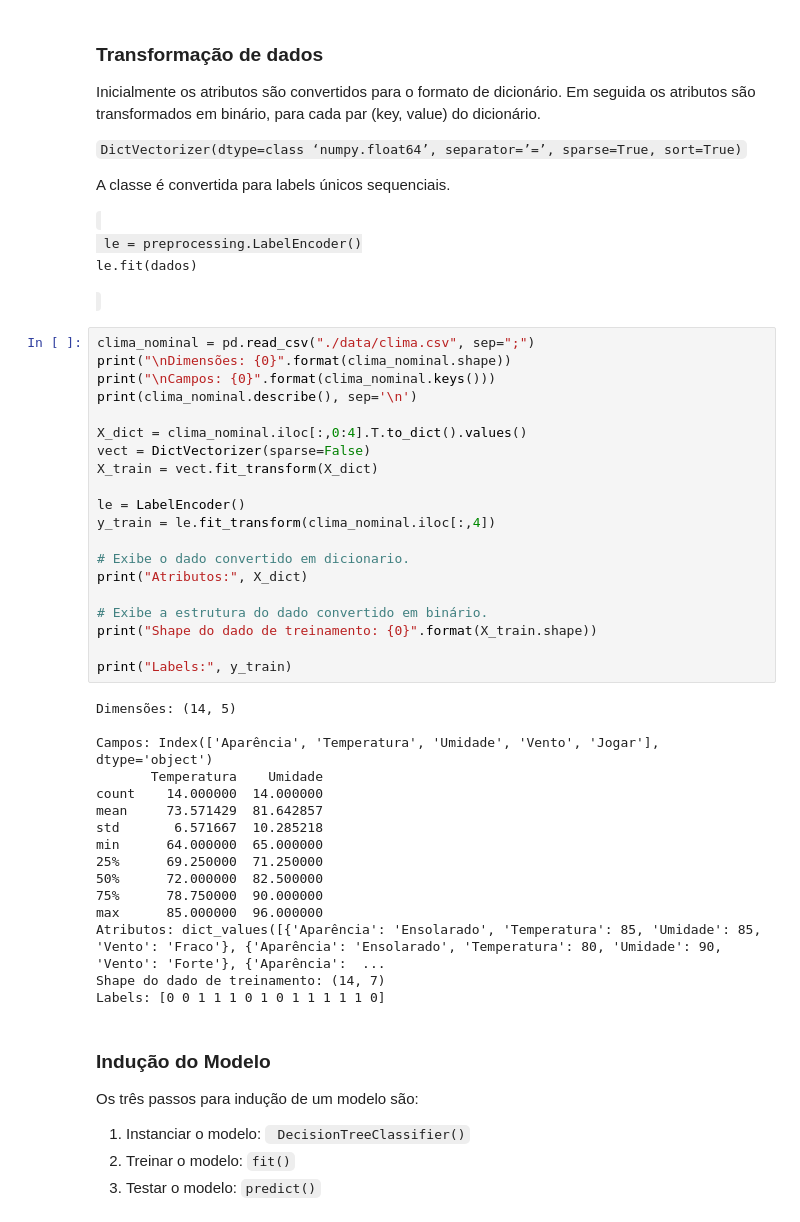
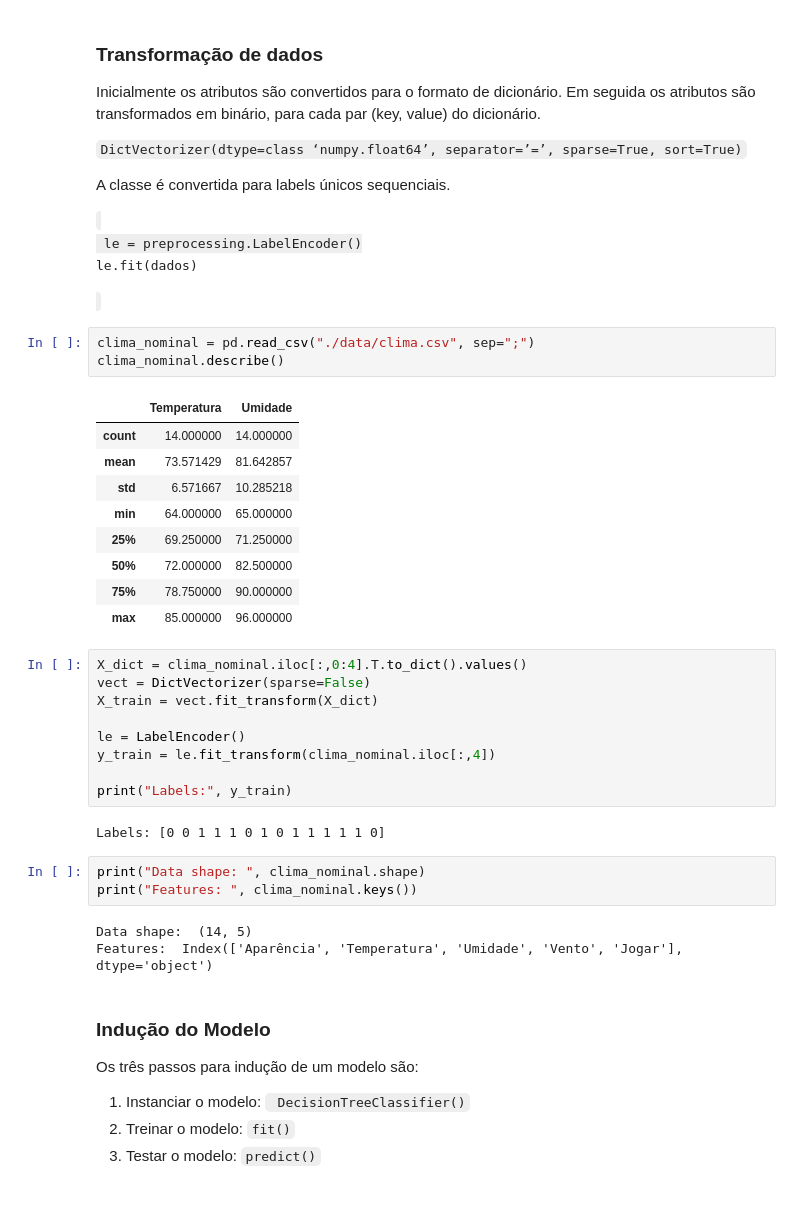
Before and after one commit to aggioxx/pg-ml, a Jupyter notebook: Arvore_de_decisao_clima.ipynb, the cells around one changed output. Saved outputs shown, nothing was run; the diff lists cells and outputs as text.

```diff
--- a/Arvore_de_decisao_clima.ipynb
+++ b/Arvore_de_decisao_clima.ipynb
@@ -75,12 +75,20 @@ A classe é convertida para labels únicos sequenciais.
 
  le.fit(dados)
 </code>
+# %%
+clima_nominal = pd.read_csv("./data/clima.csv", sep=";")
+clima_nominal.describe()
+# %% [output]
+|  | Temperatura | Umidade |
+| count | 14.000000 | 14.000000 |
+| mean | 73.571429 | 81.642857 |
+| std | 6.571667 | 10.285218 |
+| min | 64.000000 | 65.000000 |
+| 25% | 69.250000 | 71.250000 |
+| 50% | 72.000000 | 82.500000 |
+| 75% | 78.750000 | 90.000000 |
+| max | 85.000000 | 96.000000 |
 # %%
-clima_nominal = pd.read_csv("./data/clima.csv", sep=";")
-print("\nDimensões: {0}".format(clima_nominal.shape))
-print("\nCampos: {0}".format(clima_nominal.keys()))
-print(clima_nominal.describe(), sep='\n')
-
 X_dict = clima_nominal.iloc[:,0:4].T.to_dict().values()
 vect = DictVectorizer(sparse=False)
 X_train = vect.fit_transform(X_dict)
@@ -88,29 +96,15 @@ X_train = vect.fit_transform(X_dict)
 le = LabelEncoder()
 y_train = le.fit_transform(clima_nominal.iloc[:,4])
 
-# Exibe o dado convertido em dicionario.
-print("Atributos:", X_dict)
-
-# Exibe a estrutura do dado convertido em binário.
-print("Shape do dado de treinamento: {0}".format(X_train.shape))
-
 print("Labels:", y_train)
 # %% [output]
-Dimensões: (14, 5)
-
-Campos: Index(['Aparência', 'Temperatura', 'Umidade', 'Vento', 'Jogar'], dtype='object')
-       Temperatura    Umidade
-count    14.000000  14.000000
-mean     73.571429  81.642857
-std       6.571667  10.285218
-min      64.000000  65.000000
-25%      69.250000  71.250000
-50%      72.000000  82.500000
-75%      78.750000  90.000000
-max      85.000000  96.000000
-Atributos: dict_values([{'Aparência': 'Ensolarado', 'Temperatura': 85, 'Umidade': 85, 'Vento': 'Fraco'}, {'Aparência': 'Ensolarado', 'Temperatura': 80, 'Umidade': 90, 'Vento': 'Forte'}, {'Aparência':  ...
-Shape do dado de treinamento: (14, 7)
 Labels: [0 0 1 1 1 0 1 0 1 1 1 1 1 0]
+# %%
+print("Data shape: ", clima_nominal.shape)
+print("Features: ", clima_nominal.keys())
+# %% [output]
+Data shape:  (14, 5)
+Features:  Index(['Aparência', 'Temperatura', 'Umidade', 'Vento', 'Jogar'], dtype='object')
 # %% [markdown]
 ### Indução do Modelo
 
```
